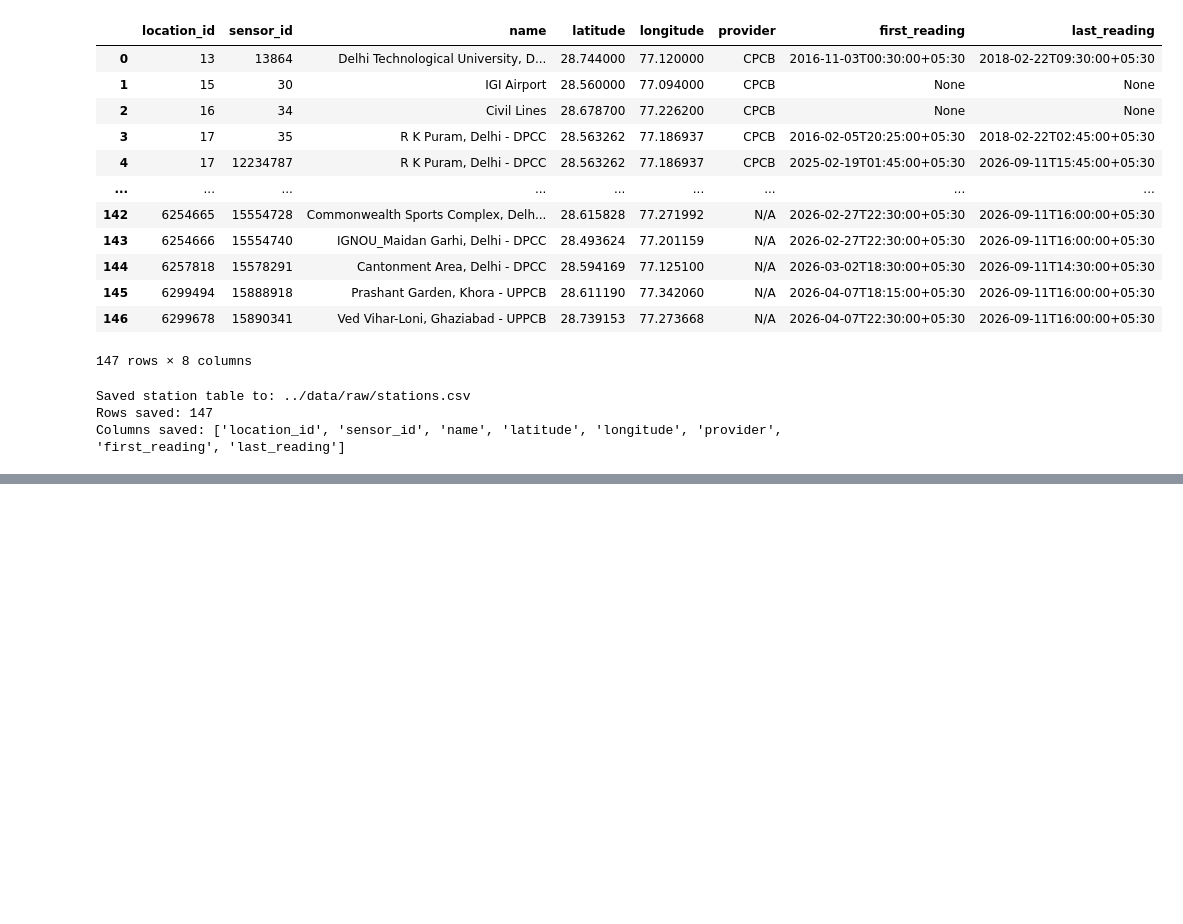
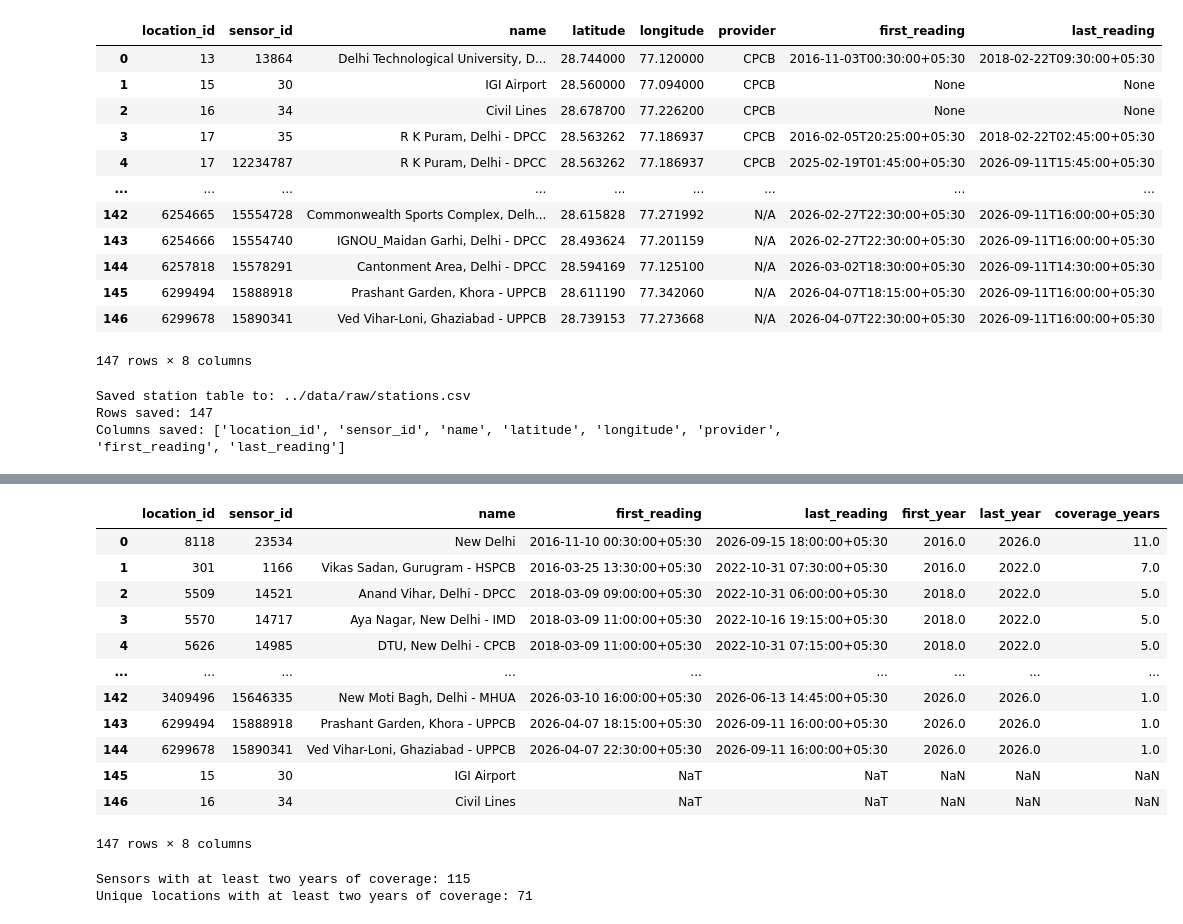
Before and after one commit to coderkali/machine_learning, a Jupyter notebook: 18_Projects/01_Delhi_Air_Forecast/notebooks/03_station_discovery.ipynb, the cells around one changed output, grey strips where cells are left out. Saved outputs shown, nothing was run; the diff lists cells and outputs as text; code cells hidden in the pictures; blank space fills up the shorter version.

```diff
--- a/18_Projects/01_Delhi_Air_Forecast/notebooks/03_station_discovery.ipynb
+++ b/18_Projects/01_Delhi_Air_Forecast/notebooks/03_station_discovery.ipynb
@@ -317,0 +324,68 @@ Columns saved: ['location_id', 'sensor_id', 'name', 'latitude', 'longitude', 'pr
+# %%
+coverage_table = pm25_table.copy()
+
+coverage_table["first_reading"] = pd.to_datetime(
+    coverage_table["first_reading"],
+    errors="coerce"
+)
+
+coverage_table["last_reading"] = pd.to_datetime(
+    coverage_table["last_reading"],
+    errors="coerce"
+)
+
+coverage_table["first_year"] = coverage_table["first_reading"].dt.year
+coverage_table["last_year"] = coverage_table["last_reading"].dt.year
+
+coverage_table["coverage_years"] = (
+    coverage_table["last_year"] - coverage_table["first_year"] + 1
+)
+
+coverage_table = coverage_table[
+    [
+        "location_id",
+        "sensor_id",
+        "name",
+        "first_reading",
+        "last_reading",
+        "first_year",
+        "last_year",
+        "coverage_years",
+    ]
+].sort_values(
+    by=["coverage_years", "first_reading"],
+    ascending=[False, True]
+)
+
+display(coverage_table.reset_index(drop=True))
+# %% [output]
+|  | location_id | sensor_id | name | first_reading | last_reading | first_year | last_year | coverage_years |
+| 0 | 8118 | 23534 | New Delhi | 2016-11-10 00:30:00+05:30 | 2026-09-15 18:00:00+05:30 | 2016.0 | 2026.0 | 11.0 |
+| 1 | 301 | 1166 | Vikas Sadan, Gurugram - HSPCB | 2016-03-25 13:30:00+05:30 | 2022-10-31 07:30:00+05:30 | 2016.0 | 2022.0 | 7.0 |
+| 2 | 5509 | 14521 | Anand Vihar, Delhi - DPCC | 2018-03-09 09:00:00+05:30 | 2022-10-31 06:00:00+05:30 | 2018.0 | 2022.0 | 5.0 |
+| 3 | 5570 | 14717 | Aya Nagar, New Delhi - IMD | 2018-03-09 11:00:00+05:30 | 2022-10-16 19:15:00+05:30 | 2018.0 | 2022.0 | 5.0 |
+| 4 | 5626 | 14985 | DTU, New Delhi - CPCB | 2018-03-09 11:00:00+05:30 | 2022-10-31 07:15:00+05:30 | 2018.0 | 2022.0 | 5.0 |
+| ... | ... | ... | ... | ... | ... | ... | ... | ... |
+| 142 | 3409496 | 15646335 | New Moti Bagh, Delhi - MHUA | 2026-03-10 16:00:00+05:30 | 2026-06-13 14:45:00+05:30 | 2026.0 | 2026.0 | 1.0 |
+| 143 | 6299494 | 15888918 | Prashant Garden, Khora - UPPCB | 2026-04-07 18:15:00+05:30 | 2026-09-11 16:00:00+05:30 | 2026.0 | 2026.0 | 1.0 |
+| 144 | 6299678 | 15890341 | Ved Vihar-Loni, Ghaziabad - UPPCB | 2026-04-07 22:30:00+05:30 | 2026-09-11 16:00:00+05:30 | 2026.0 | 2026.0 | 1.0 |
+| 145 | 15 | 30 | IGI Airport | NaT | NaT | NaN | NaN | NaN |
+| 146 | 16 | 34 | Civil Lines | NaT | NaT | NaN | NaN | NaN |
+147 rows × 8 columns
+# %%
+two_year_sensors = coverage_table[
+    coverage_table["coverage_years"] >= 2
+]
+
+print(
+    "Sensors with at least two years of coverage:",
+    len(two_year_sensors)
+)
+
+print(
+    "Unique locations with at least two years of coverage:",
+    two_year_sensors["location_id"].nunique()
+)
+# %% [output]
+Sensors with at least two years of coverage: 115
+Unique locations with at least two years of coverage: 71
```
Also changed, not shown: parts of 2 cells of this notebook.
